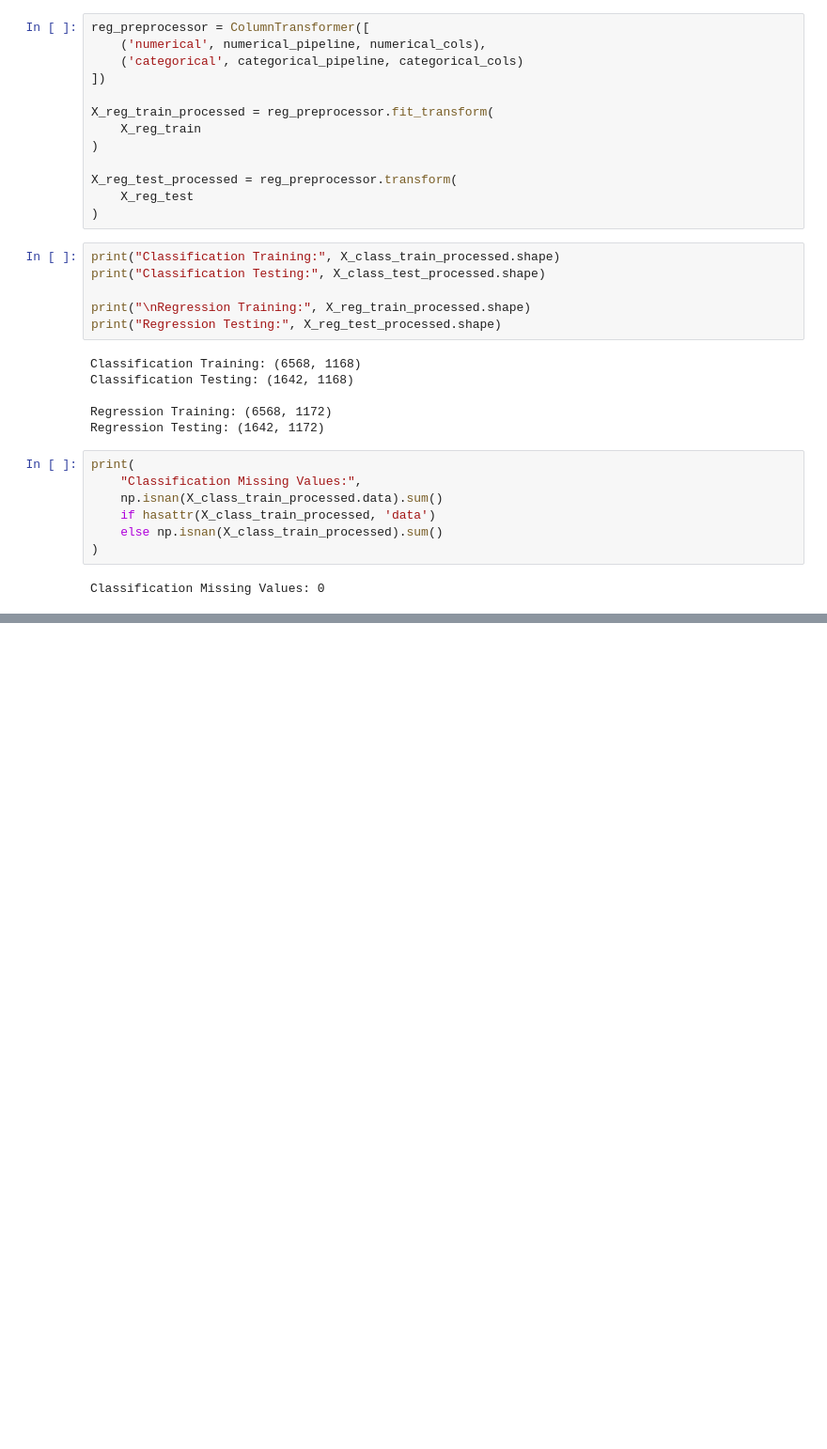
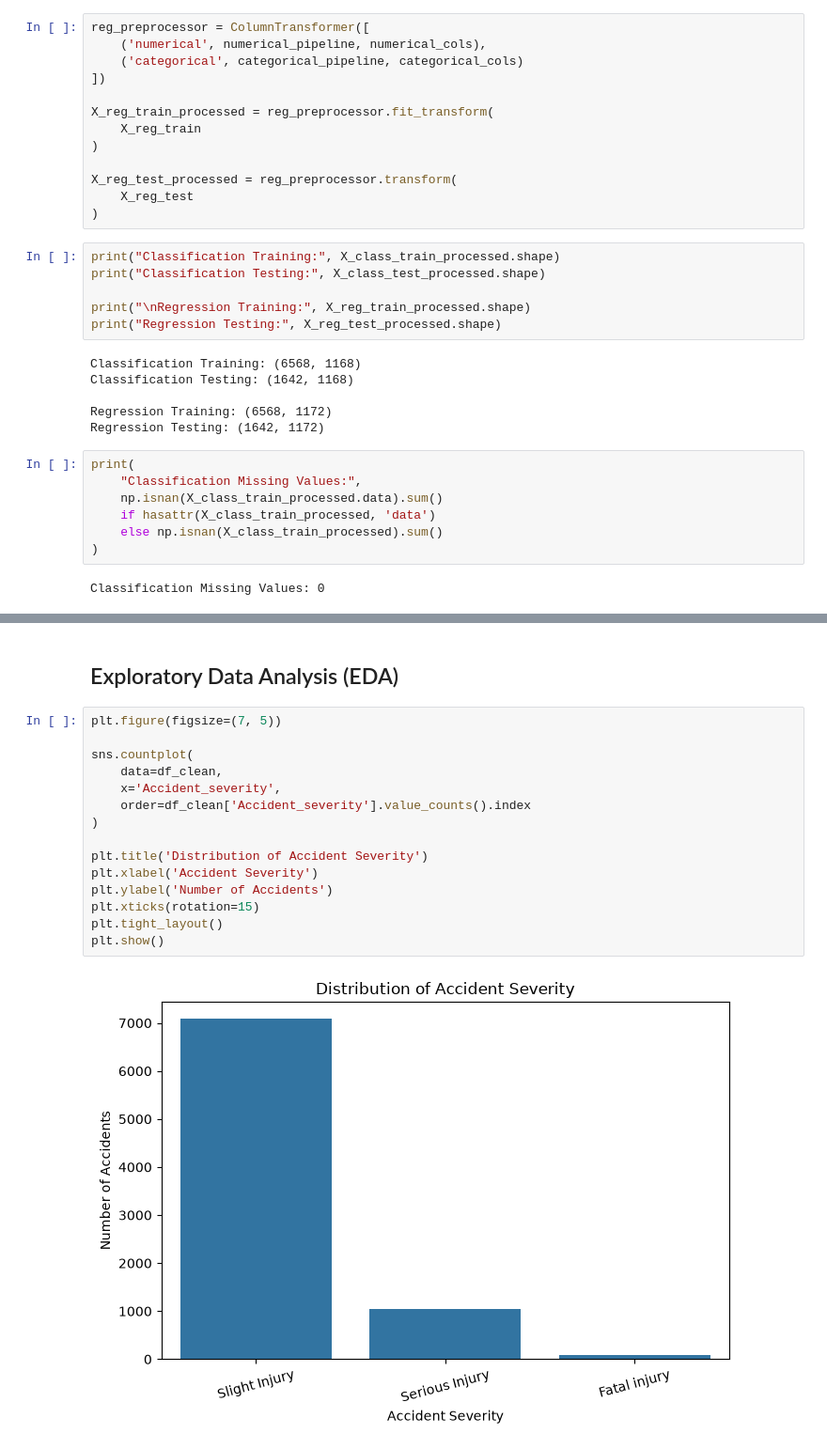
Before and after one commit to mdraihanmostafa746-coder/Road-Accident-Project, a Jupyter notebook: notebooks/road_accident_analysis.ipynb, the cells around one changed output, grey strips where cells are left out. Shown at 94% size. Cells and saved outputs as stored; diff of their text form; blank space fills up the shorter version.

Commit message:
Complete Exploratory Data Analysis (EDA)

```diff
--- a/notebooks/road_accident_analysis.ipynb
+++ b/notebooks/road_accident_analysis.ipynb
@@ -506,0 +524,19 @@ Classification Missing Values: 0
+# %% [markdown]
+## Exploratory Data Analysis (EDA)
+# %%
+plt.figure(figsize=(7, 5))
+
+sns.countplot(
+    data=df_clean,
+    x='Accident_severity',
+    order=df_clean['Accident_severity'].value_counts().index
+)
+
+plt.title('Distribution of Accident Severity')
+plt.xlabel('Accident Severity')
+plt.ylabel('Number of Accidents')
+plt.xticks(rotation=15)
+plt.tight_layout()
+plt.show()
+# %% [output]
+[figure, added]
```
Also changed, not shown: parts of 3 cells of this notebook, 3 other files.
